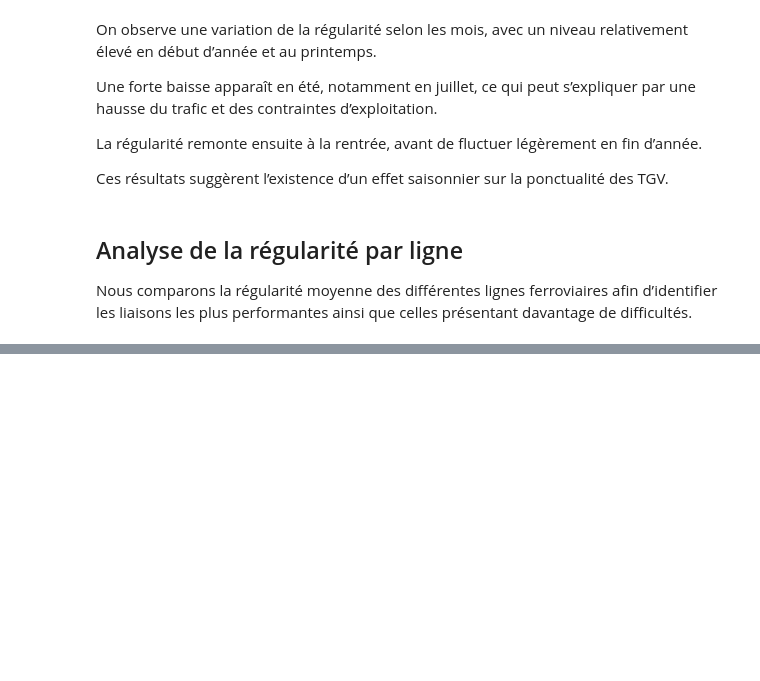
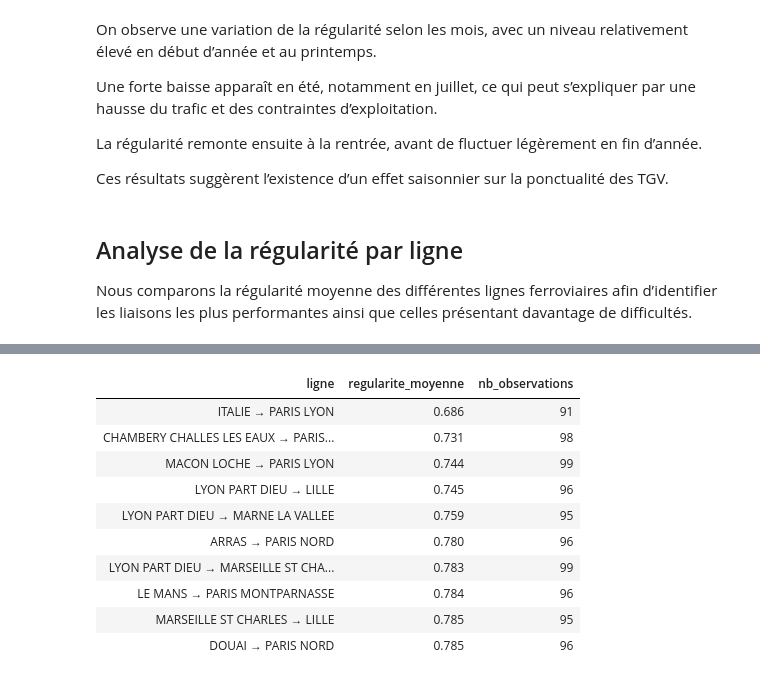
Before and after one commit to chamsisarra5-web/projet-info, a Jupyter notebook: projet_tgv.ipynb, the cells around one changed output, grey strips where cells are left out. Cells and saved outputs as stored; diff of their text form; code cells hidden in the pictures; blank space fills up the shorter version.

```diff
--- a/projet_tgv.ipynb
+++ b/projet_tgv.ipynb
@@ -538,0 +527,40 @@ from great_tables import GT
+# %%
+# Recalcul propre
+regularite_par_ligne = (
+    df_analyse.groupby("ligne")
+    .agg(
+        regularite_moyenne=("regularite_arrivee", "mean"),
+        nb_observations=("regularite_arrivee", "count")
+    )
+)
+
+# Filtre minimum observations
+regularite_par_ligne = regularite_par_ligne[
+    regularite_par_ligne["nb_observations"] >= 12
+]
+
+# TOP lignes
+top_lignes = regularite_par_ligne.sort_values(
+    "regularite_moyenne", ascending=False
+).head(10)
+
+# PIRE lignes
+bottom_lignes = regularite_par_ligne.sort_values(
+    "regularite_moyenne", ascending=True
+).head(10)
+# %%
+GT(bottom_lignes.reset_index()).fmt_number(
+    columns="regularite_moyenne", decimals=3
+)
+# %% [output]
+| ligne | regularite_moyenne | nb_observations |
+| ITALIE → PARIS LYON | 0.686 | 91 |
+| CHAMBERY CHALLES LES EAUX → PARIS... | 0.731 | 98 |
+| MACON LOCHE → PARIS LYON | 0.744 | 99 |
+| LYON PART DIEU → LILLE | 0.745 | 96 |
+| LYON PART DIEU → MARNE LA VALLEE | 0.759 | 95 |
+| ARRAS → PARIS NORD | 0.780 | 96 |
+| LYON PART DIEU → MARSEILLE ST CHA... | 0.783 | 99 |
+| LE MANS → PARIS MONTPARNASSE | 0.784 | 96 |
+| MARSEILLE ST CHARLES → LILLE | 0.785 | 95 |
+| DOUAI → PARIS NORD | 0.785 | 96 |
```
Also changed, not shown: parts of 6 cells of this notebook.
